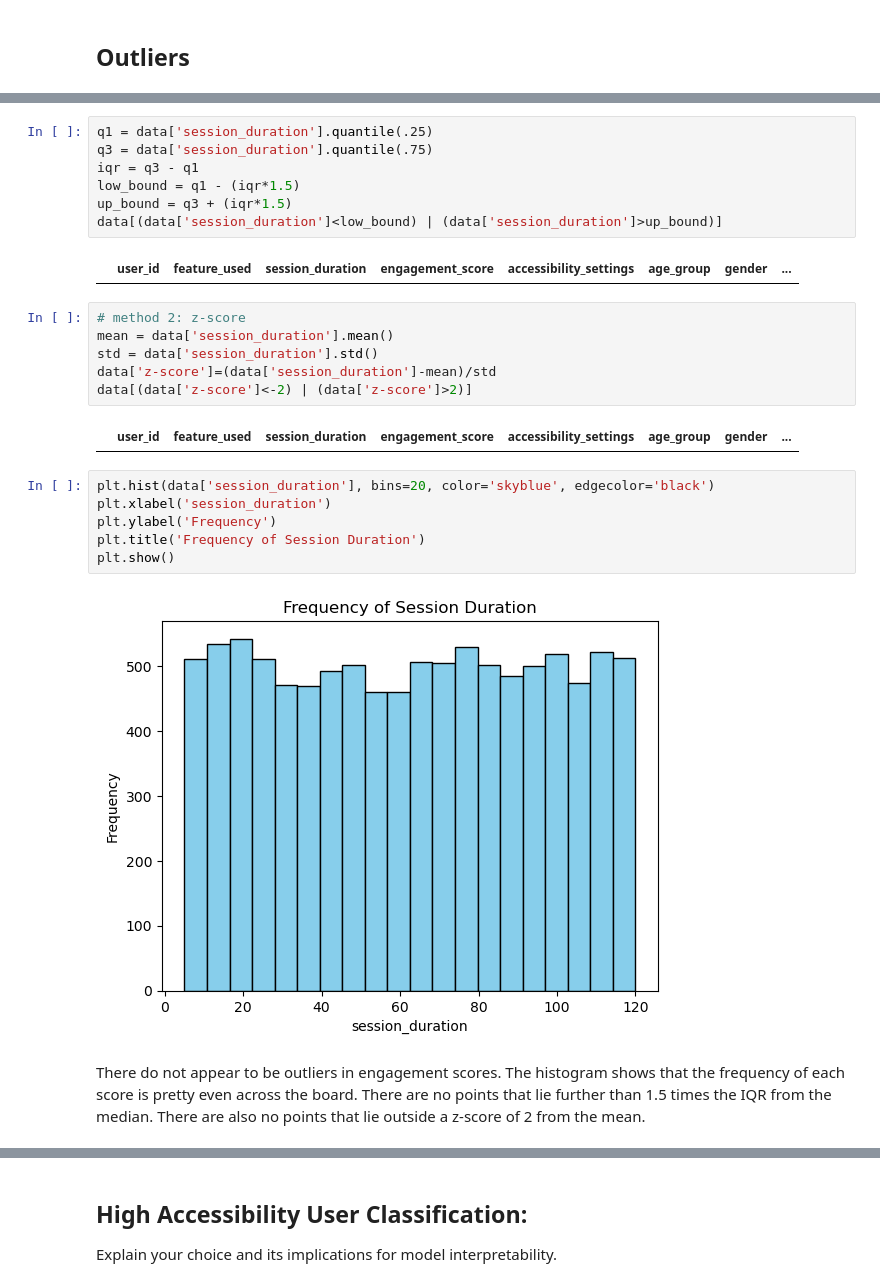
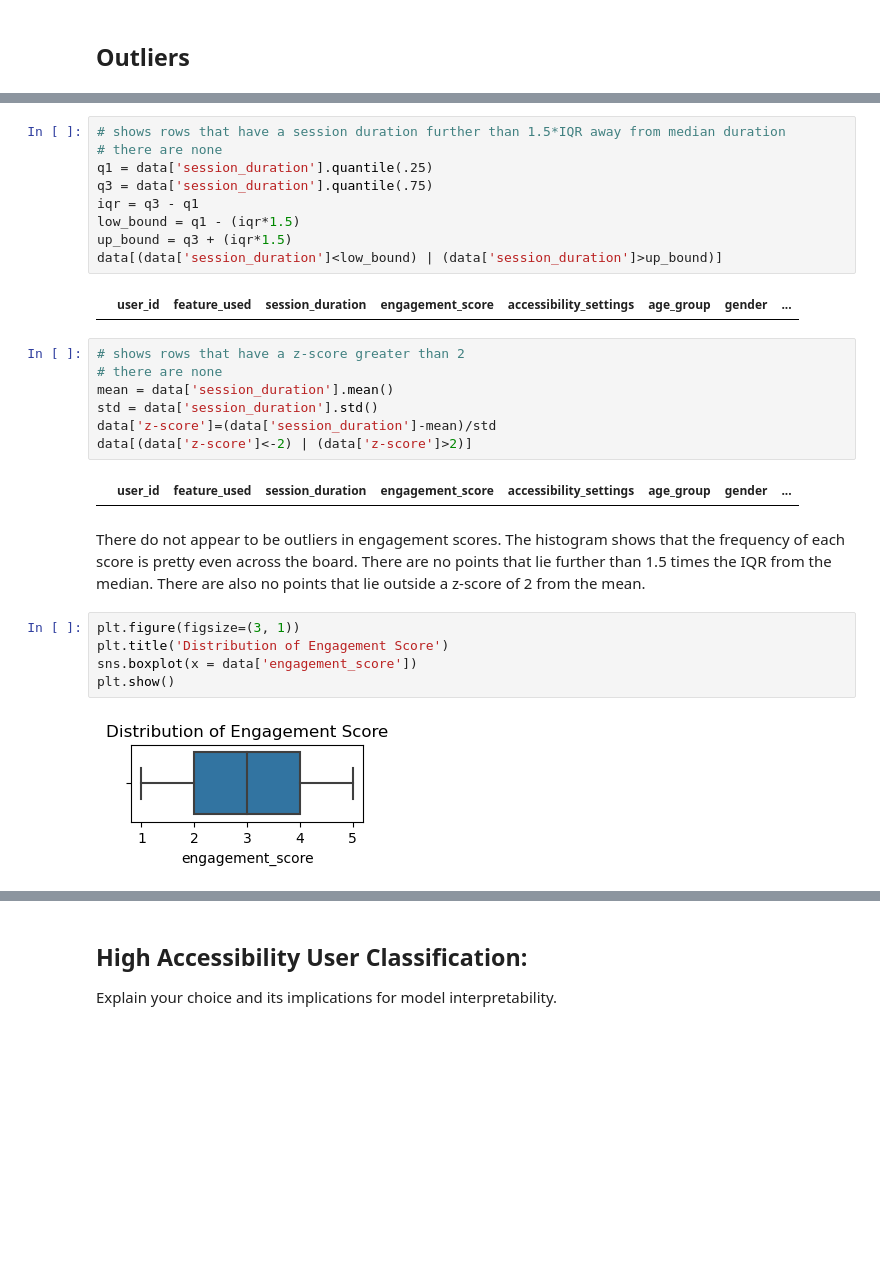
Before and after one commit to claire-law/HackDiversityDataInterviewChallenge, a Jupyter notebook: AccessibilityFeatures.ipynb, the cells around one changed output, grey strips where cells are left out. Drawn from its saved outputs; the diff is of its cells as text; blank space fills up the shorter version.

```diff
--- a/AccessibilityFeatures.ipynb
+++ b/AccessibilityFeatures.ipynb
@@ -67,4 +87,6 @@ For session duration, there are no points that lie further than 1.5 times the IQ
 # %%
+# shows rows that have a session duration further than 1.5*IQR away from median duration
+# there are none
 q1 = data['session_duration'].quantile(.25)
 q3 = data['session_duration'].quantile(.75)
 iqr = q3 - q1
@@ -74,20 +96,20 @@ data[(data['session_duration']<low_bound) | (data['session_duration']>up_bound)]
 # %% [output]
 |  | user_id | feature_used | session_duration | engagement_score | accessibility_settings | age_group | gender | ... |
 # %%
-# method 2: z-score
+# shows rows that have a z-score greater than 2
+# there are none
 mean = data['session_duration'].mean()
 std = data['session_duration'].std()
 data['z-score']=(data['session_duration']-mean)/std
 data[(data['z-score']<-2) | (data['z-score']>2)]
 # %% [output]
 |  | user_id | feature_used | session_duration | engagement_score | accessibility_settings | age_group | gender | ... |
-# %%
-plt.hist(data['session_duration'], bins=20, color='skyblue', edgecolor='black')
-plt.xlabel('session_duration')
-plt.ylabel('Frequency')
-plt.title('Frequency of Session Duration')
-plt.show()
-# %% [output]
-[figure, removed]
 # %% [markdown]
 There do not appear to be outliers in engagement scores. The histogram shows that the frequency of each score is pretty even across the board. There are no points that lie further than 1.5 times the IQR from the median. There are also no points that lie outside a z-score of 2 from the mean.
+# %%
+plt.figure(figsize=(3, 1))
+plt.title('Distribution of Engagement Score')
+sns.boxplot(x = data['engagement_score'])
+plt.show()
+# %% [output]
+[figure, added]
```
Also changed, not shown: parts of 28 cells of this notebook.
